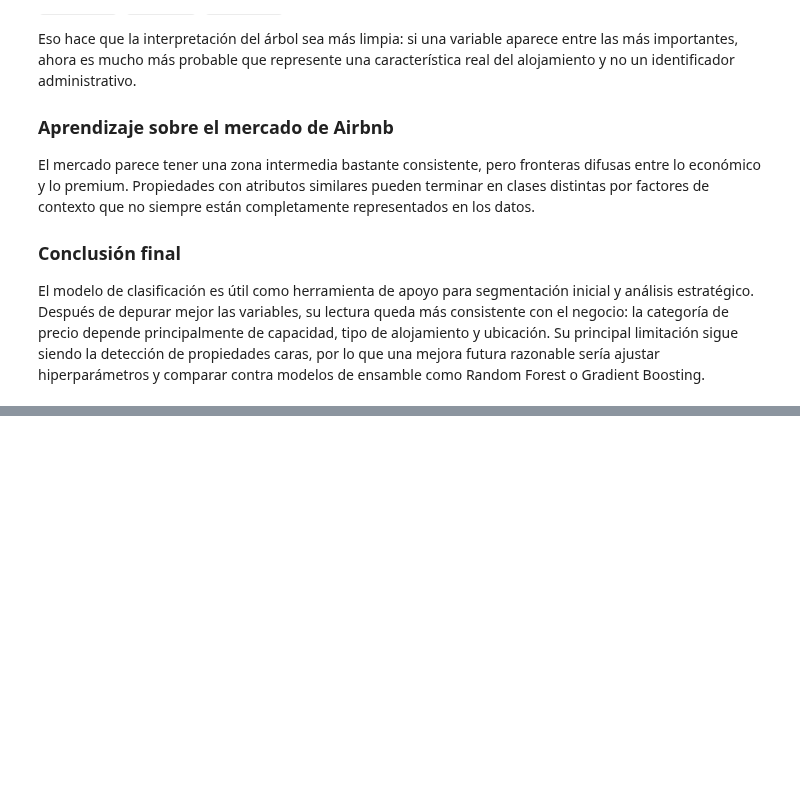
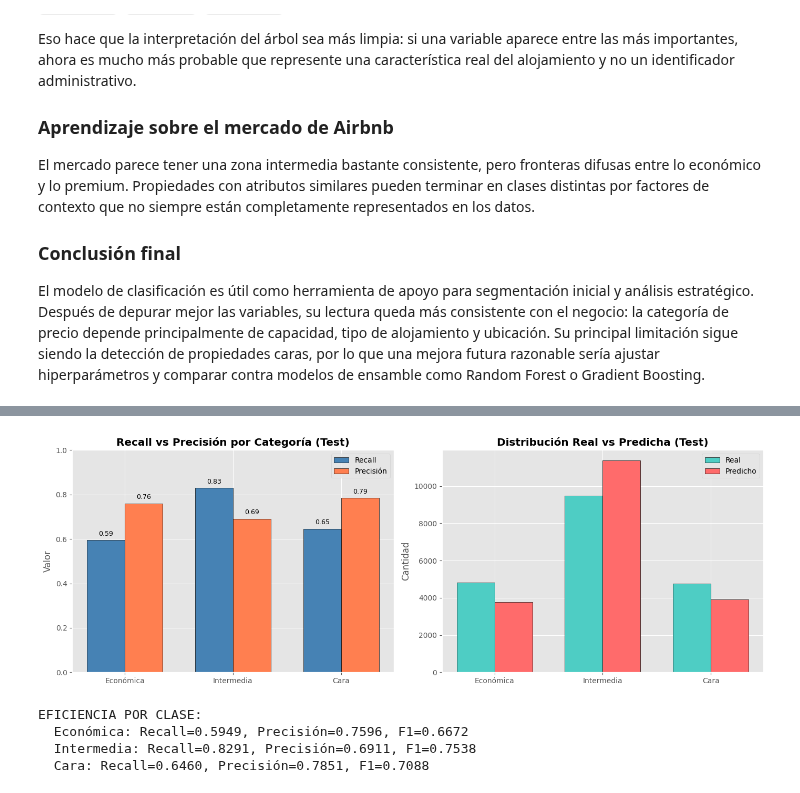
Before and after one commit to FerAHMz/lab4-md, a Jupyter notebook: lab4.ipynb, the cells around one changed output, grey strips where cells are left out. Cells and saved outputs as stored; diff of their text form; code cells hidden in the pictures; blank space fills up the shorter version.

```diff
--- a/lab4.ipynb
+++ b/lab4.ipynb
@@ -1872,7 +1881,7 @@ excluded_clf = ['host_id', 'estimated_revenue_l365d']
 excluded_clf = [c for c in excluded_clf if c in df_clf.columns]
 
 # Variables predictoras: todas las limpias, excepto target y columnas excluidas
-X_classification = df_clf.drop(columns=['price', 'price_category'] + excluded_clf, axis=1, errors='ignore')
+X_classification = df_clf.drop(columns=['price', 'price_category'] + excluded_clf, errors='ignore')
 
 print(f'Variable objetivo (y): price_category')
 print(f'  • Clases: {y_classification.unique().tolist()}')
@@ -2411,0 +2469,51 @@ El modelo de clasificación es útil como herramienta de apoyo para segmentació
+# %%
+### 11.2 Visualización de resultados en test
+
+cm_11 = confusion_matrix(y_test_clf, y_pred_test_clf, labels=categories)
+
+fig, axes = plt.subplots(1, 2, figsize=(14, 5))
+
+recalls = [cm_11[i,i] / cm_11[i].sum() for i in range(3)]
+precisions = [cm_11[i,i] / cm_11[:,i].sum() for i in range(3)]
+
+x_pos = np.arange(len(categories))
+width = 0.35
+bars1 = axes[0].bar(x_pos - width/2, recalls, width, label='Recall', color='steelblue', edgecolor='black')
+bars2 = axes[0].bar(x_pos + width/2, precisions, width, label='Precisión', color='coral', edgecolor='black')
+axes[0].set_xticks(x_pos)
+axes[0].set_xticklabels(categories)
+axes[0].set_ylabel('Valor')
+axes[0].set_title('Recall vs Precisión por Categoría (Test)', fontweight='bold')
+axes[0].legend()
+axes[0].set_ylim(0, 1)
+for bar in bars1 + bars2:
+    axes[0].text(bar.get_x() + bar.get_width()/2, bar.get_height() + 0.02,
+                 f'{bar.get_height():.2f}', ha='center', fontsize=9)
+
+real_counts = [sum(y_test_clf == cat) for cat in categories]
+pred_counts = [sum(y_pred_test_clf == cat) for cat in categories]
+axes[1].bar(x_pos - width/2, real_counts, width, label='Real', color='#4ECDC4', edgecolor='black')
+axes[1].bar(x_pos + width/2, pred_counts, width, label='Predicho', color='#FF6B6B', edgecolor='black')
+axes[1].set_xticks(x_pos)
+axes[1].set_xticklabels(categories)
+axes[1].set_ylabel('Cantidad')
+axes[1].set_title('Distribución Real vs Predicha (Test)', fontweight='bold')
+axes[1].legend()
+
+plt.tight_layout()
+plt.show()
+
+# Resumen por clase
+print('EFICIENCIA POR CLASE:')
+for i, cat in enumerate(categories):
+    tp = cm_11[i,i]
+    rec = tp / cm_11[i].sum()
+    prec = tp / cm_11[:,i].sum()
+    f1 = 2*prec*rec/(prec+rec)
+    print(f'  {cat}: Recall={rec:.4f}, Precisión={prec:.4f}, F1={f1:.4f}')
+# %% [output]
+[figure, added]
+EFICIENCIA POR CLASE:
+  Económica: Recall=0.5949, Precisión=0.7596, F1=0.6672
+  Intermedia: Recall=0.8291, Precisión=0.6911, F1=0.7538
+  Cara: Recall=0.6460, Precisión=0.7851, F1=0.7088
```
Also changed, not shown: parts of 20 cells of this notebook.
